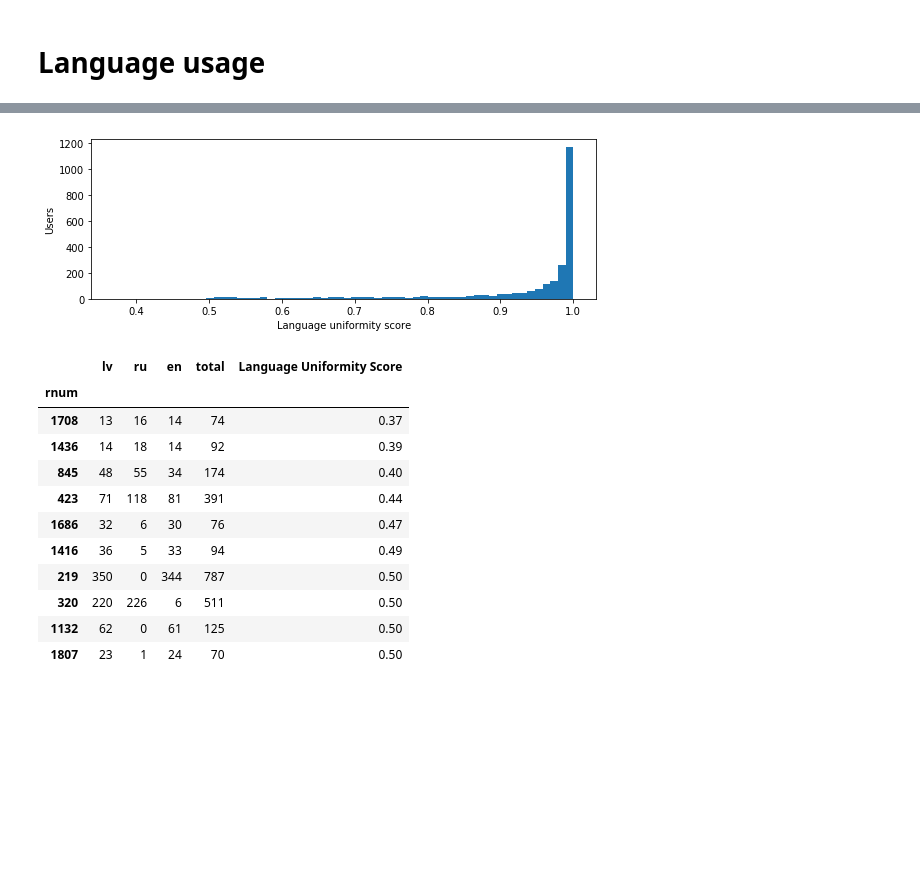
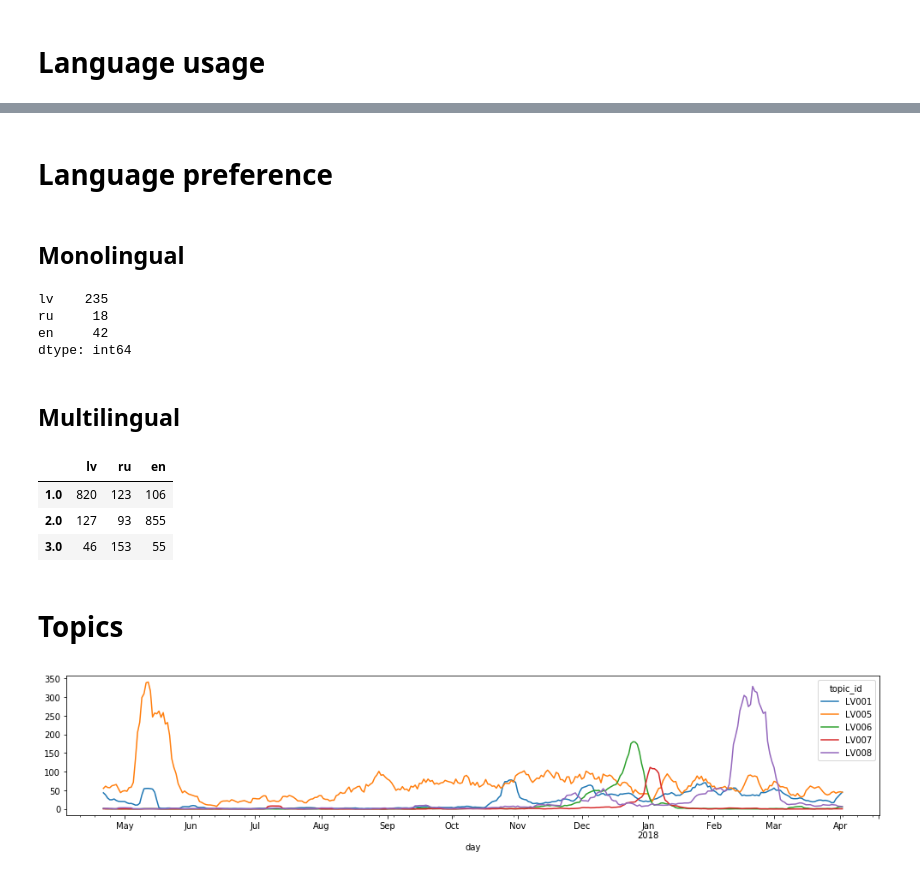
Before and after one commit to dimazest/2018-lv2, a Jupyter notebook: supplement/notebook.ipynb, the cells around one changed output, grey strips where cells are left out. Saved outputs shown, nothing was run; the diff lists cells and outputs as text; code cells hidden in the pictures; blank space fills up the shorter version.

```diff
--- a/supplement/notebook.ipynb
+++ b/supplement/notebook.ipynb
@@ -60,24 +69,52 @@ lang_usage.head()
-# %%
-_ = lang_usage['Language Uniformity Score'].plot.hist(bins=60, figsize=(8, 3))
-
-_.set(xlabel="Language uniformity score", ylabel="Users")
-_.figure.tight_layout()
-
-_.figure.savefig('rehydrated_tweets_lang_usage.pdf')
-# %% [output]
-[figure, removed]
-# %%
-lang_usage[lang_usage['Language Uniformity Score'] < 0.51].sort_values('Language Uniformity Score')
-# %% [output]
-|  | lv | ru | en | total | Language Uniformity Score |
-| rnum |  |  |  |  |  |
-| 1708 | 13 | 16 | 14 | 74 | 0.37 |
-| 1436 | 14 | 18 | 14 | 92 | 0.39 |
-| 845 | 48 | 55 | 34 | 174 | 0.40 |
-| 423 | 71 | 118 | 81 | 391 | 0.44 |
-| 1686 | 32 | 6 | 30 | 76 | 0.47 |
-| 1416 | 36 | 5 | 33 | 94 | 0.49 |
-| 219 | 350 | 0 | 344 | 787 | 0.50 |
-| 320 | 220 | 226 | 6 | 511 | 0.50 |
-| 1132 | 62 | 0 | 61 | 125 | 0.50 |
-| 1807 | 23 | 1 | 24 | 70 | 0.50 |
+# %% [markdown]
+# Language preference
+# %% [markdown]
+## Monolingual
+# %%
+(
+    lang_usage[
+        (lang_usage[['lv', 'ru', 'en']] == 0).sum(axis='columns') == 2
+    ]
+    [['lv', 'ru', 'en']] > 0
+).sum(axis='rows')
+# %% [output]
+lv    235
+ru     18
+en     42
+dtype: int64
+# %% [markdown]
+## Multilingual
+# %%
+(
+    lang_usage[
+        (lang_usage[['lv', 'ru', 'en']] > 0).sum(axis='columns') > 1
+    ]
+    [['lv', 'ru', 'en']]
+    .replace(0, np.nan)
+    .rank(axis='columns', method='min', ascending=False)
+    .apply(lambda c: c.value_counts(), axis='rows')
+)
+# %% [output]
+|  | lv | ru | en |
+| 1.0 | 820 | 123 | 106 |
+| 2.0 | 127 | 93 | 855 |
+| 3.0 | 46 | 153 | 55 |
+# %% [markdown]
+# Topics
+# %%
+relevance_judgments_count_by_day = (
+    pd.read_csv(
+        'relevance_judgments_count_by_day.csv',
+        index_col=['day', 'topic_id'],
+        parse_dates=['day'],
+    )['count']
+    .unstack('topic_id', fill_value=0)
+)
+# %%
+(
+    relevance_judgments_count_by_day[['LV001', 'LV005', 'LV006', 'LV007', 'LV008']]
+    .rolling(window=7).mean()
+    .plot(figsize=(17, 3))
+);
+# %% [output]
+[figure, added]
```
Also changed, not shown: parts of 3 cells of this notebook, 2 other files.
